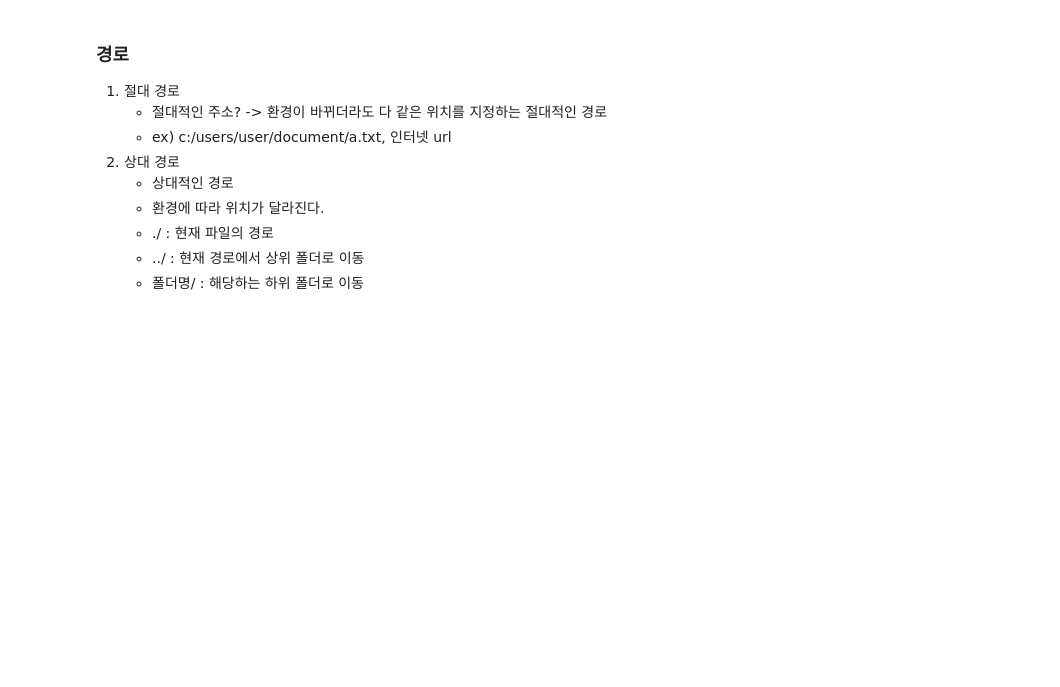
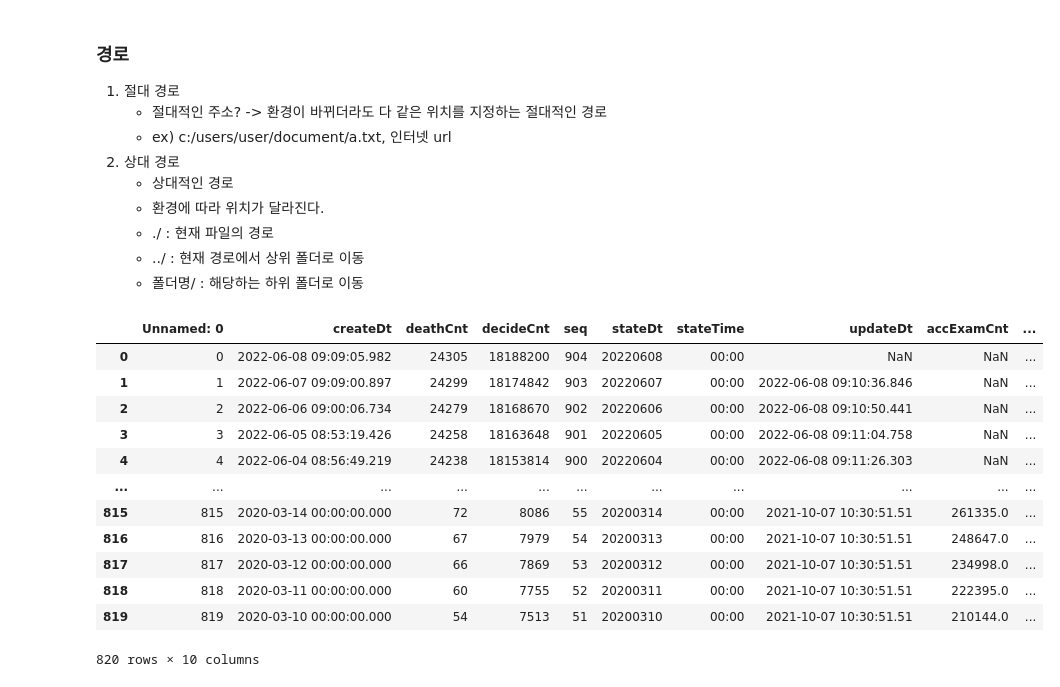
Before and after one commit to jongwoo0811/python, a Jupyter notebook: 230404/01_pandas.ipynb, the cells around one changed output. Drawn from its saved outputs; the diff is of its cells as text; code cells hidden in the pictures; blank space fills up the shorter version.

```diff
--- a/230404/01_pandas.ipynb
+++ b/230404/01_pandas.ipynb
@@ -79,3 +79,22 @@ Name: name, dtype: object
     - ./ : 현재 파일의 경로
     - ../ : 현재 경로에서 상위 폴더로 이동
     - 폴더명/ : 해당하는 하위 폴더로 이동
+# %%
+# 코로나 데이터를 로드
+# 현재 파일의 경로에서 상위 폴더로 이동 csv 하위 퐁더 이동 -> corona.csv
+# 상대 경로로 파일의 위치를 지정
+pd.read_csv("../csv/corona.csv")
+# %% [output]
+|  | Unnamed: 0 | createDt | deathCnt | decideCnt | seq | stateDt | stateTime | updateDt | accExamCnt | ... |
+| 0 | 0 | 2022-06-08 09:09:05.982 | 24305 | 18188200 | 904 | 20220608 | 00:00 | NaN | NaN | ... |
+| 1 | 1 | 2022-06-07 09:09:00.897 | 24299 | 18174842 | 903 | 20220607 | 00:00 | 2022-06-08 09:10:36.846 | NaN | ... |
+| 2 | 2 | 2022-06-06 09:00:06.734 | 24279 | 18168670 | 902 | 20220606 | 00:00 | 2022-06-08 09:10:50.441 | NaN | ... |
+| 3 | 3 | 2022-06-05 08:53:19.426 | 24258 | 18163648 | 901 | 20220605 | 00:00 | 2022-06-08 09:11:04.758 | NaN | ... |
+| 4 | 4 | 2022-06-04 08:56:49.219 | 24238 | 18153814 | 900 | 20220604 | 00:00 | 2022-06-08 09:11:26.303 | NaN | ... |
+| ... | ... | ... | ... | ... | ... | ... | ... | ... | ... | ... |
+| 815 | 815 | 2020-03-14 00:00:00.000 | 72 | 8086 | 55 | 20200314 | 00:00 | 2021-10-07 10:30:51.51 | 261335.0 | ... |
+| 816 | 816 | 2020-03-13 00:00:00.000 | 67 | 7979 | 54 | 20200313 | 00:00 | 2021-10-07 10:30:51.51 | 248647.0 | ... |
+| 817 | 817 | 2020-03-12 00:00:00.000 | 66 | 7869 | 53 | 20200312 | 00:00 | 2021-10-07 10:30:51.51 | 234998.0 | ... |
+| 818 | 818 | 2020-03-11 00:00:00.000 | 60 | 7755 | 52 | 20200311 | 00:00 | 2021-10-07 10:30:51.51 | 222395.0 | ... |
+| 819 | 819 | 2020-03-10 00:00:00.000 | 54 | 7513 | 51 | 20200310 | 00:00 | 2021-10-07 10:30:51.51 | 210144.0 | ... |
+820 rows × 10 columns
```
Also changed, not shown: parts of 27 cells of this notebook.
